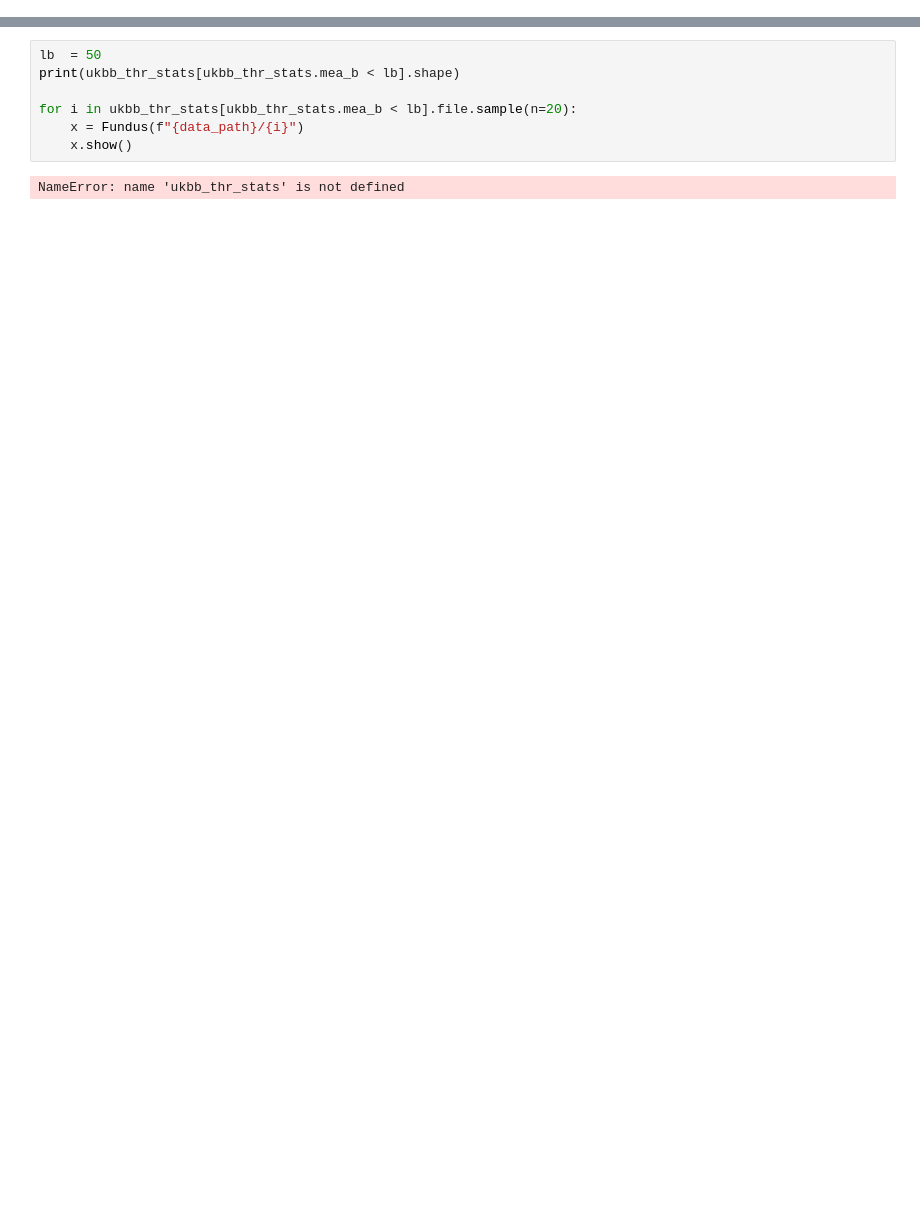
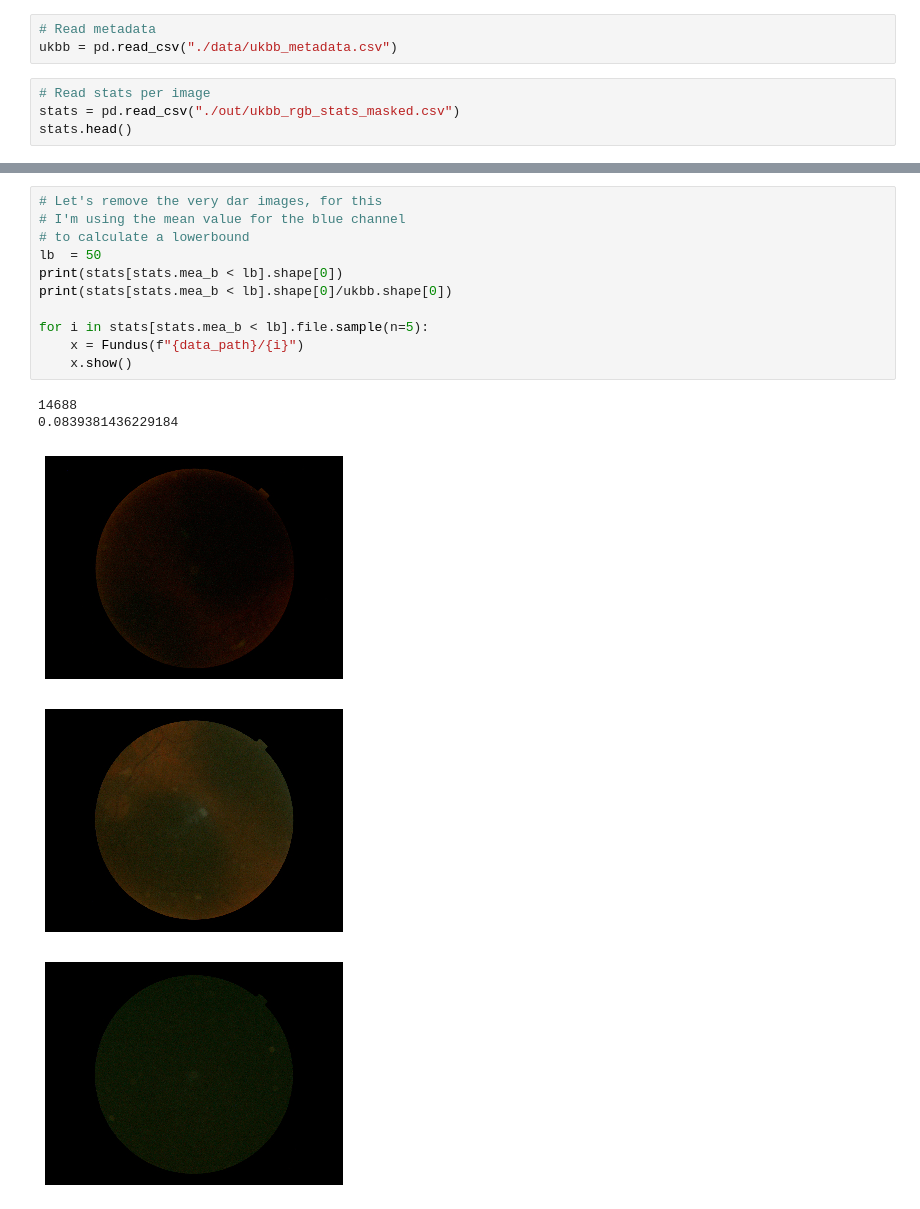
Before and after one commit to migueLib/master_thesis, a Jupyter notebook: notebooks/methods_qc.ipynb, the cells around one changed output, grey strips where cells are left out. Drawn from its saved outputs; the diff is of its cells as text; blank space fills up the shorter version.

```diff
--- a/notebooks/methods_qc.ipynb
+++ b/notebooks/methods_qc.ipynb
@@ -0,0 +18,7 @@
+# %%
+# Read metadata
+ukbb = pd.read_csv("./data/ukbb_metadata.csv")
+# %%
+# Read stats per image
+stats = pd.read_csv("./out/ukbb_rgb_stats_masked.csv")
+stats.head()
@@ -1,9 +34,17 @@
 # %%
+# Let's remove the very dar images, for this
+# I'm using the mean value for the blue channel
+# to calculate a lowerbound
 lb  = 50
-print(ukbb_thr_stats[ukbb_thr_stats.mea_b < lb].shape)
+print(stats[stats.mea_b < lb].shape[0])
+print(stats[stats.mea_b < lb].shape[0]/ukbb.shape[0])
 
-for i in ukbb_thr_stats[ukbb_thr_stats.mea_b < lb].file.sample(n=20):
+for i in stats[stats.mea_b < lb].file.sample(n=5):
     x = Fundus(f"{data_path}/{i}")
     x.show()
 # %% [output]
-NameError: name 'ukbb_thr_stats' is not defined
+14688
+0.0839381436229184
+[figure, added]
+[figure, added]
+[figure, added]
```
Also changed, not shown: parts of 14 cells of this notebook, 1 other file.
